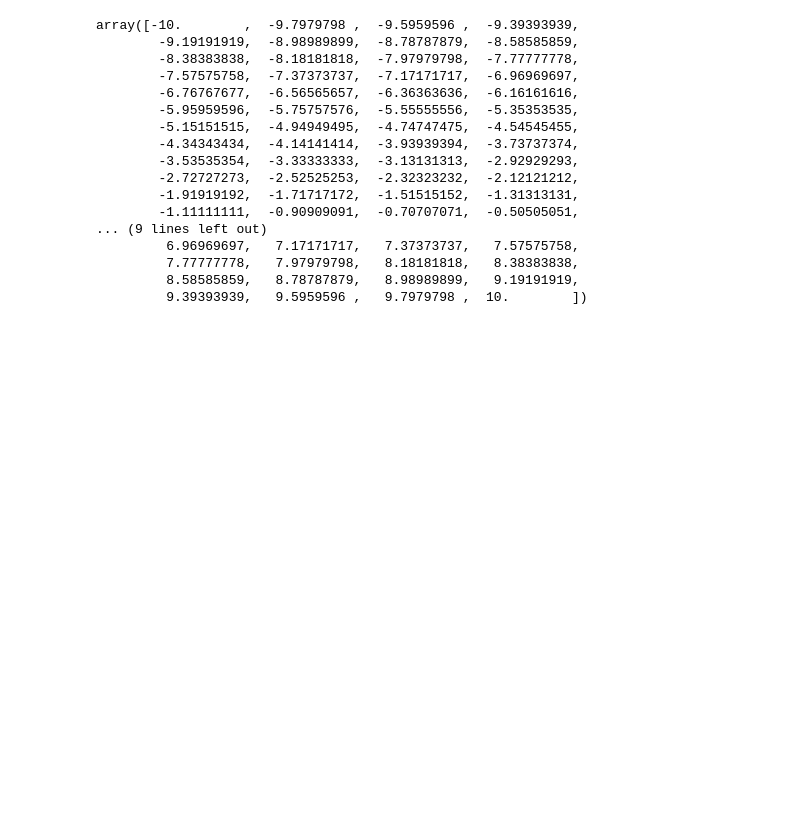
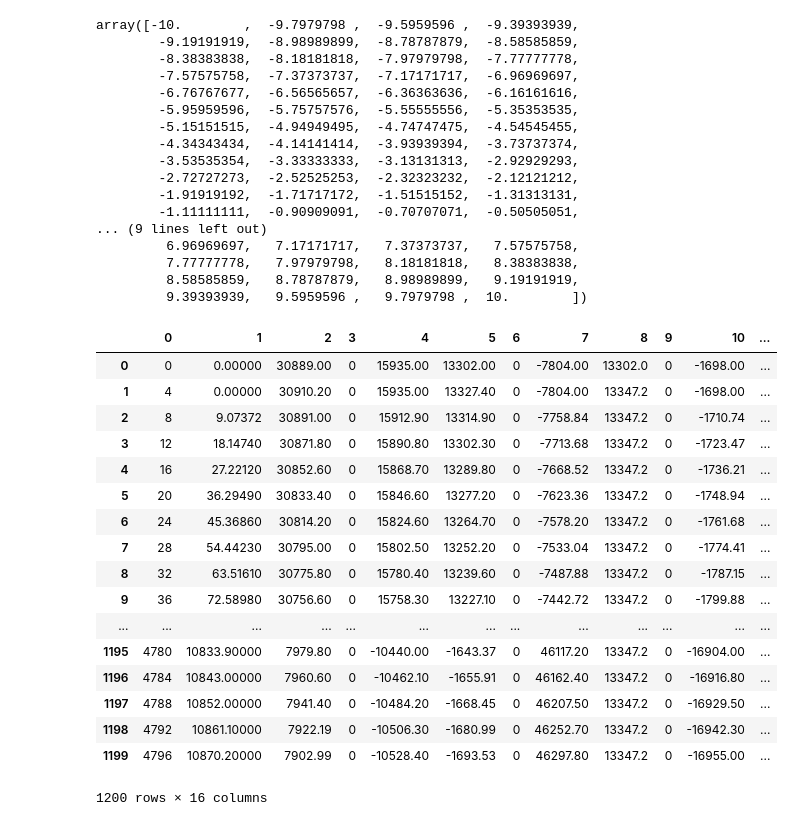
Before and after one commit to adityalpha/SensorFusion, a Jupyter notebook: Begin.ipynb, the cells around one changed output. Drawn from its saved outputs; the diff is of its cells as text; code cells hidden in the pictures; blank space fills up the shorter version.

```diff
--- a/Begin.ipynb
+++ b/Begin.ipynb
@@ -87,3 +87,32 @@ array([-10.        ,  -9.7979798 ,  -9.5959596 ,  -9.39393939,
          7.77777778,   7.97979798,   8.18181818,   8.38383838,
          8.58585859,   8.78787879,   8.98989899,   9.19191919,
          9.39393939,   9.5959596 ,   9.7979798 ,  10.        ])
+# %%
+#---------------------4-target passive sonar scenario description for 1-D tracking------------
+#dataset in txt file
+#import csv
+#with open('TargetPositions.txt') as f:
+#    reader = csv.reader(f, delimiter='\t')
+#    data = [(col1, col2, col3, col4, col5, col6, col7, col8, col9, col10, col11, col12, col13, col14, col15, col16) for col1, col2, col3, col4, col5, col6, col7, col8, col9, col10, col11, col12, col13, col14, col15, col16 in reader]
+import pandas as pd
+X = pd.read_csv('TargetPositions.txt', sep='\s+', header=None)
+X
+# %% [output]
+|  | 0 | 1 | 2 | 3 | 4 | 5 | 6 | 7 | 8 | 9 | 10 | ... |
+| 0 | 0 | 0.00000 | 30889.00 | 0 | 15935.00 | 13302.00 | 0 | -7804.00 | 13302.0 | 0 | -1698.00 | ... |
+| 1 | 4 | 0.00000 | 30910.20 | 0 | 15935.00 | 13327.40 | 0 | -7804.00 | 13347.2 | 0 | -1698.00 | ... |
+| 2 | 8 | 9.07372 | 30891.00 | 0 | 15912.90 | 13314.90 | 0 | -7758.84 | 13347.2 | 0 | -1710.74 | ... |
+| 3 | 12 | 18.14740 | 30871.80 | 0 | 15890.80 | 13302.30 | 0 | -7713.68 | 13347.2 | 0 | -1723.47 | ... |
+| 4 | 16 | 27.22120 | 30852.60 | 0 | 15868.70 | 13289.80 | 0 | -7668.52 | 13347.2 | 0 | -1736.21 | ... |
+| 5 | 20 | 36.29490 | 30833.40 | 0 | 15846.60 | 13277.20 | 0 | -7623.36 | 13347.2 | 0 | -1748.94 | ... |
+| 6 | 24 | 45.36860 | 30814.20 | 0 | 15824.60 | 13264.70 | 0 | -7578.20 | 13347.2 | 0 | -1761.68 | ... |
+| 7 | 28 | 54.44230 | 30795.00 | 0 | 15802.50 | 13252.20 | 0 | -7533.04 | 13347.2 | 0 | -1774.41 | ... |
+| 8 | 32 | 63.51610 | 30775.80 | 0 | 15780.40 | 13239.60 | 0 | -7487.88 | 13347.2 | 0 | -1787.15 | ... |
+| 9 | 36 | 72.58980 | 30756.60 | 0 | 15758.30 | 13227.10 | 0 | -7442.72 | 13347.2 | 0 | -1799.88 | ... |
+| ... | ... | ... | ... | ... | ... | ... | ... | ... | ... | ... | ... | ... |
+| 1195 | 4780 | 10833.90000 | 7979.80 | 0 | -10440.00 | -1643.37 | 0 | 46117.20 | 13347.2 | 0 | -16904.00 | ... |
+| 1196 | 4784 | 10843.00000 | 7960.60 | 0 | -10462.10 | -1655.91 | 0 | 46162.40 | 13347.2 | 0 | -16916.80 | ... |
+| 1197 | 4788 | 10852.00000 | 7941.40 | 0 | -10484.20 | -1668.45 | 0 | 46207.50 | 13347.2 | 0 | -16929.50 | ... |
+| 1198 | 4792 | 10861.10000 | 7922.19 | 0 | -10506.30 | -1680.99 | 0 | 46252.70 | 13347.2 | 0 | -16942.30 | ... |
+| 1199 | 4796 | 10870.20000 | 7902.99 | 0 | -10528.40 | -1693.53 | 0 | 46297.80 | 13347.2 | 0 | -16955.00 | ... |
+1200 rows × 16 columns
```
Also changed, not shown: parts of 1 cell of this notebook, 2 other files.
